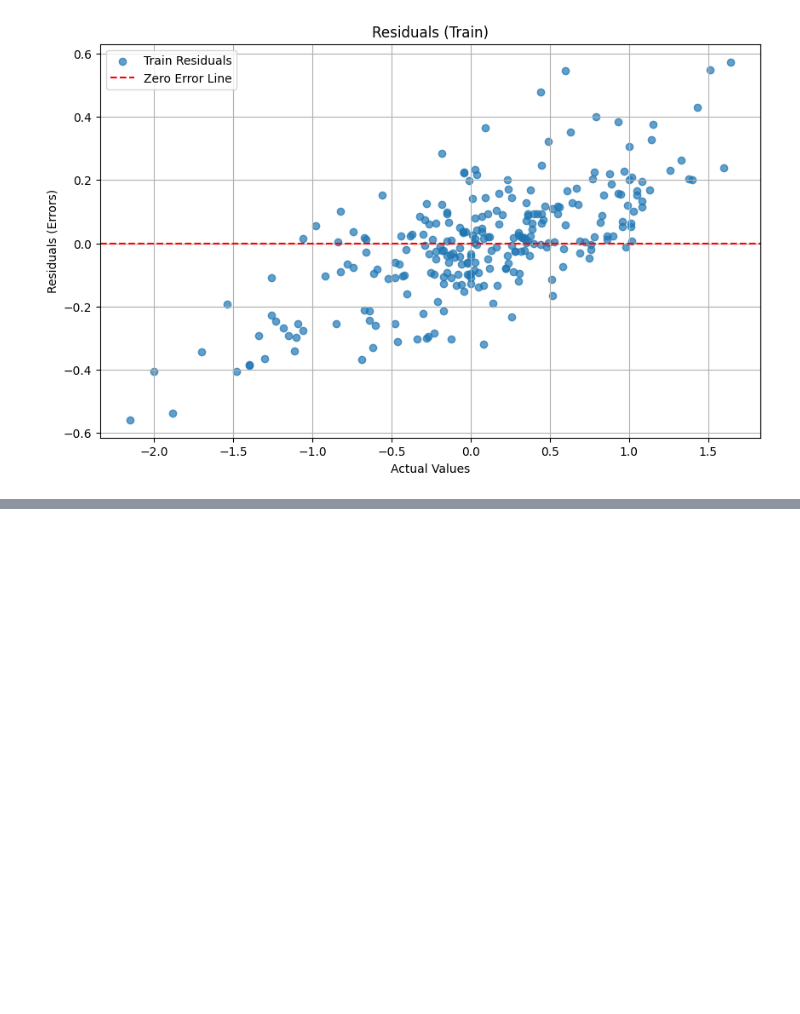
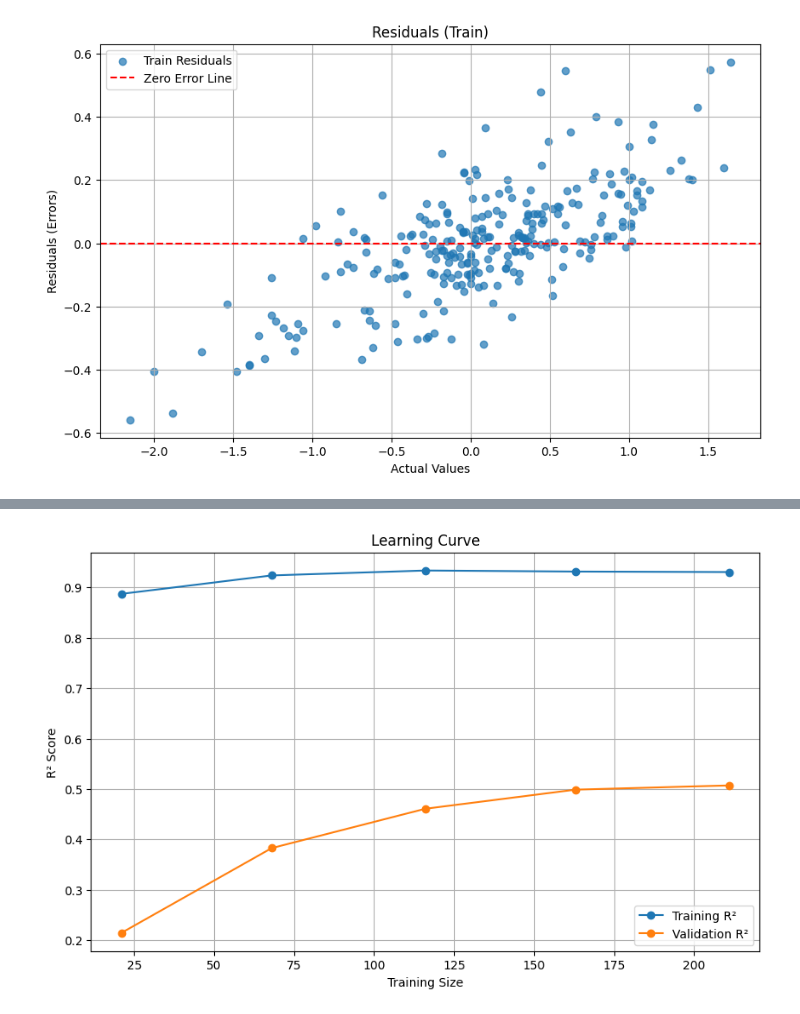
Before and after one commit to Dadoyen2/RF-classification_ANN_RF_regression-_for-_BBB-permeation, a Jupyter notebook: RF_regression_in_progress.ipynb, the cells around one changed output, grey strips where cells are left out. Cells and saved outputs as stored; diff of their text form; code cells hidden in the pictures; blank space fills up the shorter version.

```diff
--- a/RF_regression_in_progress.ipynb
+++ b/RF_regression_in_progress.ipynb
@@ -536,36 +768,41 @@ plt.show()
 [figure]
 # %%
 from sklearn.ensemble import RandomForestRegressor
-from sklearn.model_selection import GridSearchCV
+from sklearn.model_selection import RandomizedSearchCV, cross_val_score, learning_curve
 from sklearn.metrics import mean_squared_error, r2_score
+import numpy as np
+import matplotlib.pyplot as plt
 
-# Define the parameter grid (with constraints to prevent overfitting)
+# Define the parameter grid for RandomizedSearchCV
 param_grid = {
-    'n_estimators': [50, 100, 200],        # Number of trees
-    'max_depth': [10, 20, 30],            # Constrain tree depth
-    'min_samples_split': [5, 10, 20],     # Require more samples to split nodes
-    'min_samples_leaf': [2, 4, 6]         # Require more samples in leaf nodes
+    'n_estimators': [50, 100, 200, 300],
+    'max_depth': [10, 20, 30, None],
+    'min_samples_split': [2, 5, 10, 20],
+    'min_samples_leaf': [1, 2, 4, 6, 8],
+    'max_features': ['sqrt', 'log2', None]
 }
 
-# Initialize the model
+# Initialize the Random Forest model
 rf = RandomForestRegressor(random_state=42)
 
-# Perform Grid Search with Cross-Validation
-grid_search = GridSearchCV(
+# Perform Randomized Search with Cross-Validation
+random_search = RandomizedSearchCV(
     estimator=rf,
-    param_grid=param_grid,
-    scoring='neg_mean_squared_error',  # Use negative MSE as the scoring metric
-    cv=5,                              # 5-fold cross-validation
+    param_distributions=param_grid,
+    n_iter=100,  # Number of random combinations to try
+    scoring='neg_mean_squared_error',
+    cv=5,
     verbose=2,
+    random_state=42,
     n_jobs=-1
 )
 
 # Fit the model on the training data
-grid_search.fit(X_train_pca, y_train)
+random_search.fit(X_train_pca, y_train)
 
 # Get the best parameters and model
-best_params = grid_search.best_params_
-best_model = grid_search.best_estimator_
+best_params = random_search.best_params_
+best_model = random_search.best_estimator_
 
 print("Best Parameters:", best_params)
 
@@ -588,4 +825,65 @@ if abs(train_r2 - test_r2) > 0.1:
     print("Warning: Model might be overfitting!")
 else:
     print("No significant overfitting detected.")
+
+# Cross-validation scores
+cv_scores = cross_val_score(best_model, X_train_pca, y_train, cv=5, scoring='r2')
+print("Cross-Validation R² Scores:", cv_scores)
+print("Mean CV R²:", np.mean(cv_scores))
+
+# Learning Curve
+train_sizes, train_scores, test_scores = learning_curve(
+    best_model, X_train_pca, y_train, cv=5, scoring='r2', n_jobs=-1
+)
+
+train_mean = np.mean(train_scores, axis=1)
+test_mean = np.mean(test_scores, axis=1)
+
+plt.figure(figsize=(10, 6))
+plt.plot(train_sizes, train_mean, label="Training R²", marker='o')
+plt.plot(train_sizes, test_mean, label="Validation R²", marker='o')
+plt.xlabel("Training Size")
+plt.ylabel("R² Score")
+plt.title("Learning Curve")
+plt.legend()
+plt.grid()
+plt.show()
+
+# Residual Analysis
+train_residuals = y_train - y_train_pred
+test_residuals = y_test - y_test_pred
+
+plt.figure(figsize=(12, 6))
+plt.subplot(1, 2, 1)
+plt.scatter(y_train, train_residuals, alpha=0.7, color='blue')
+plt.axhline(y=0, color='red', linestyle='--')
+plt.title("Training Residuals")
+plt.xlabel("True Values")
+plt.ylabel("Residuals")
+
+plt.subplot(1, 2, 2)
+plt.scatter(y_test, test_residuals, alpha=0.7, color='green')
+plt.axhline(y=0, color='red', linestyle='--')
+plt.title("Test Residuals")
+plt.xlabel("True Values")
+plt.ylabel("Residuals")
+
+plt.tight_layout()
+plt.show()
+
+# Feature Importances
+feature_importances = pd.DataFrame({
+    'Feature': [f'PC{i+1}' for i in range(X_train_pca.shape[1])],
+    'Importance': best_model.feature_importances_
+}).sort_values(by='Importance', ascending=False)
+
+# Plot Feature Importances
+plt.figure(figsize=(10, 6))
+plt.barh(feature_importances['Feature'], feature_importances['Importance'], color='skyblue')
+plt.xlabel('Importance')
+plt.ylabel('Feature')
+plt.title('Feature Importances from Random Forest')
+plt.gca().invert_yaxis()
+plt.grid(axis='x', linestyle='--', alpha=0.7)
+plt.show()
 # %% [output]
@@ -598,0 +899 @@ Warning: Model might be overfitting!
+[figure, added]
```
Also changed, not shown: parts of 15 cells of this notebook.
